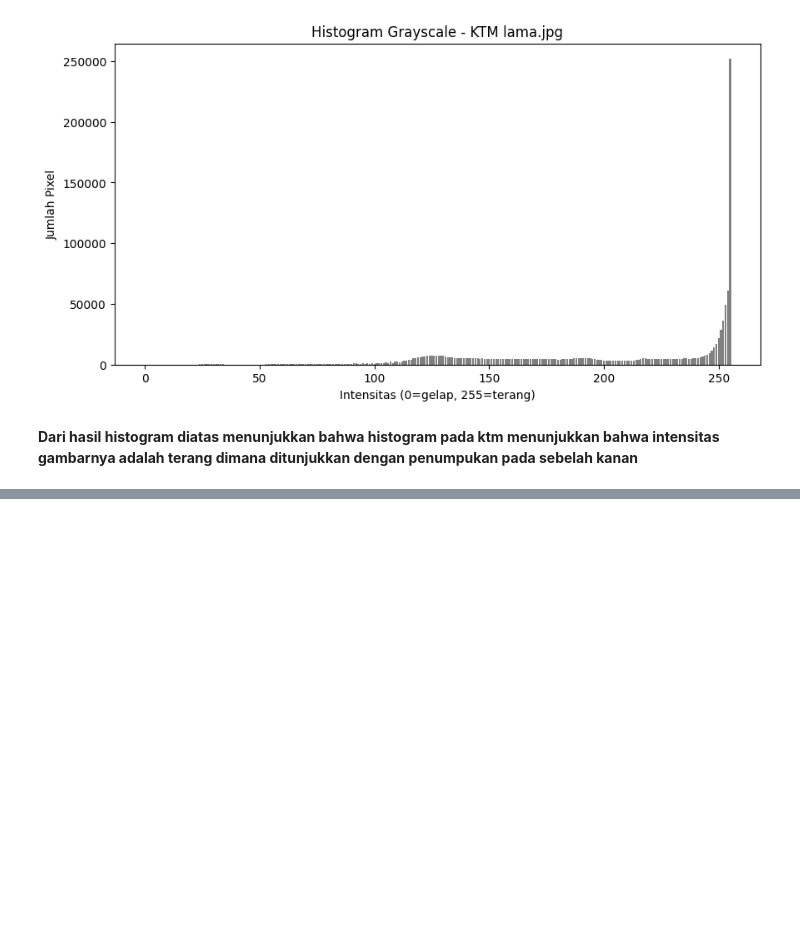
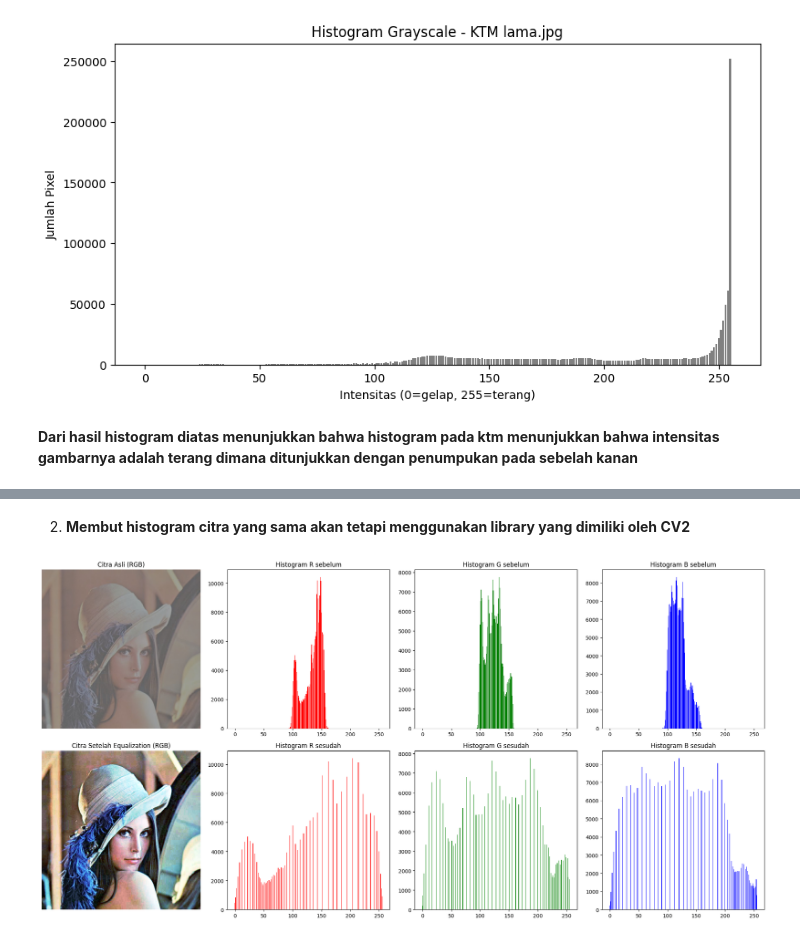
Before and after one commit to Faliirham/PCVK25_3F_11, a Jupyter notebook: Week5_11.ipynb, the cells around one changed output, grey strips where cells are left out. Drawn from its saved outputs; the diff is of its cells as text; code cells hidden in the pictures; blank space fills up the shorter version.

```diff
--- a/Week5_11.ipynb
+++ b/Week5_11.ipynb
@@ -106,0 +242,62 @@ plt.show()
+# %% [markdown]
+2. **Membut histogram citra yang sama akan tetapi
+menggunakan library yang dimiliki oleh CV2**
+# %%
+# Memproses citra dengan menggunakan proses histogram equalization
+image = cv.imread('/content/drive/MyDrive/PCVK25_3F_11/Gambar/lena_lc.jpg')
+image = cv.cvtColor(image, cv.COLOR_BGR2RGB)
+
+# Pisahkan channel
+r, g, b = cv.split(image)
+
+# Equalization per channel
+r_eq = cv.equalizeHist(r)
+g_eq = cv.equalizeHist(g)
+b_eq = cv.equalizeHist(b)
+
+# Gabungkan kembali
+equalized = cv.merge((r_eq, g_eq, b_eq))
+
+# Histogram sebelum
+hist_r, bins = np.histogram(r, bins=256, range=(0,256))
+hist_g, _ = np.histogram(g, bins=256, range=(0,256))
+hist_b, _ = np.histogram(b, bins=256, range=(0,256))
+
+# Histogram sesudah
+hist_r_eq, _ = np.histogram(r_eq, bins=256, range=(0,256))
+hist_g_eq, _ = np.histogram(g_eq, bins=256, range=(0,256))
+hist_b_eq, _ = np.histogram(b_eq, bins=256, range=(0,256))
+
+# Plot hasil
+fig, axs = plt.subplots(2, 4, figsize=(20,10))
+
+# Gambar asli
+axs[0,0].imshow(image)
+axs[0,0].set_title("Citra Asli (RGB)")
+axs[0,0].axis("off")
+
+# Histogram asli
+axs[0,1].bar(bins[:-1], hist_r, color='red')
+axs[0,1].set_title("Histogram R sebelum")
+axs[0,2].bar(bins[:-1], hist_g, color='green')
+axs[0,2].set_title("Histogram G sebelum")
+axs[0,3].bar(bins[:-1], hist_b, color='blue')
+axs[0,3].set_title("Histogram B sebelum")
+
+# Gambar hasil equalization
+axs[1,0].imshow(equalized)
+axs[1,0].set_title("Citra Setelah Equalization (RGB)")
+axs[1,0].axis("off")
+
+# Histogram hasil equalization
+axs[1,1].bar(bins[:-1], hist_r_eq, color='red')
+axs[1,1].set_title("Histogram R sesudah")
+axs[1,2].bar(bins[:-1], hist_g_eq, color='green')
+axs[1,2].set_title("Histogram G sesudah")
+axs[1,3].bar(bins[:-1], hist_b_eq, color='blue')
+axs[1,3].set_title("Histogram B sesudah")
+
+plt.tight_layout()
+plt.show()
+# %% [output]
+[figure, added]
```
Also changed, not shown: parts of 3 cells of this notebook.
